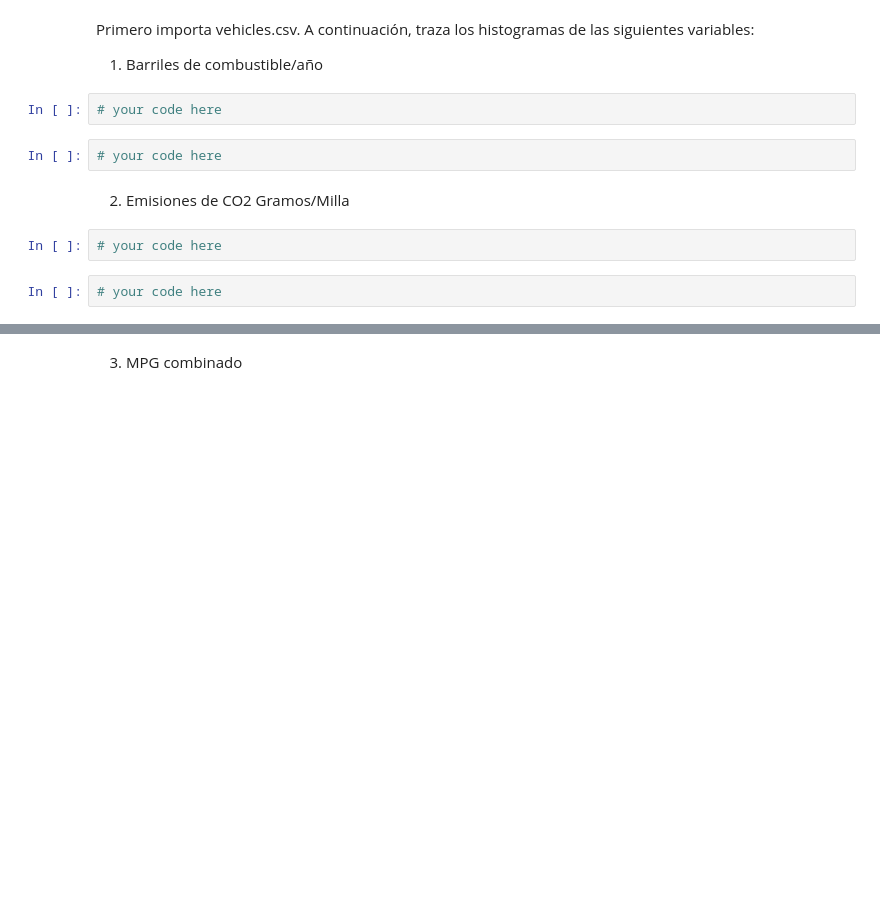
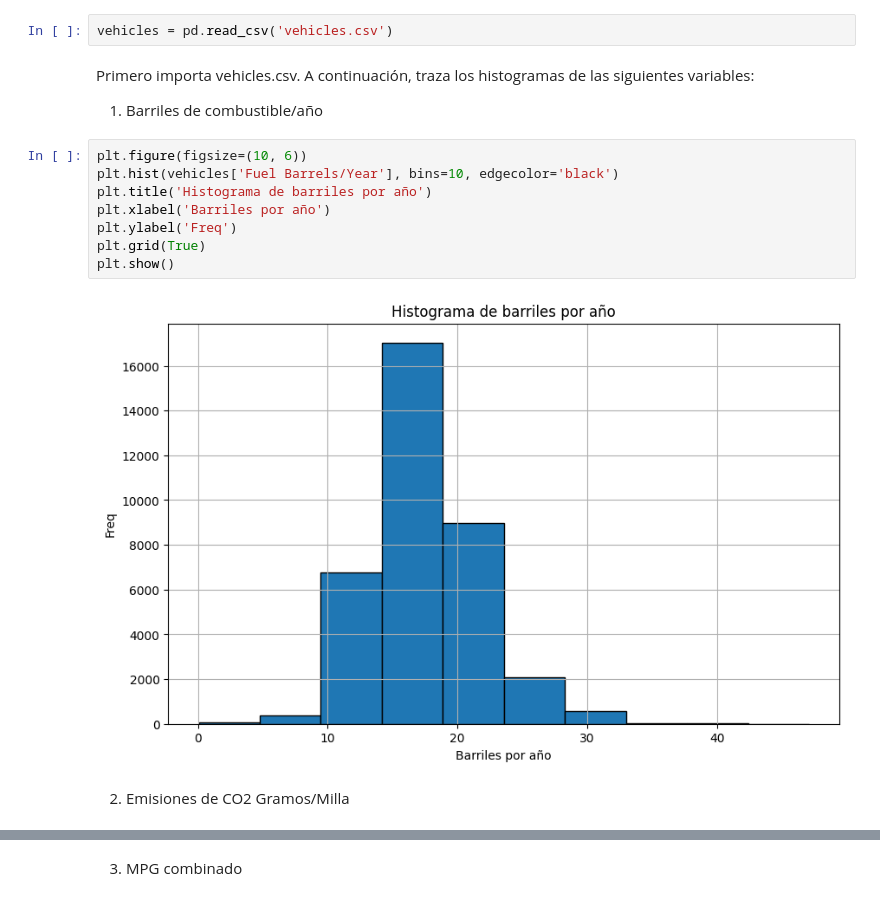
Before and after one commit to ironhack-ds-jcampos/lab-continuous-probability-distributions-es, a Jupyter notebook: your-code/main.ipynb, the cells around one changed output, grey strips where cells are left out. Cells and saved outputs as stored; diff of their text form; blank space fills up the shorter version.

```diff
--- a/your-code/main.ipynb
+++ b/your-code/main.ipynb
@@ -139,15 +137,19 @@ En este reto vamos a echar un vistazo a los datos reales. Utilizaremos el archiv
+# %%
+vehicles = pd.read_csv('vehicles.csv')
 # %% [markdown]
 Primero importa vehicles.csv.
 A continuación, traza los histogramas de las siguientes variables:
 
 1. Barriles de combustible/año
-# %%
-# your code here
-# %%
-# your code here
+# %%
+plt.figure(figsize=(10, 6))
+plt.hist(vehicles['Fuel Barrels/Year'], bins=10, edgecolor='black')
+plt.title('Histograma de barriles por año')
+plt.xlabel('Barriles por año')
+plt.ylabel('Freq')
+plt.grid(True)
+plt.show()
+# %% [output]
+[figure, added]
 # %% [markdown]
 2. Emisiones de CO2 Gramos/Milla
-# %%
-# your code here
-# %%
-# your code here
```
Also changed, not shown: parts of 14 cells of this notebook.
